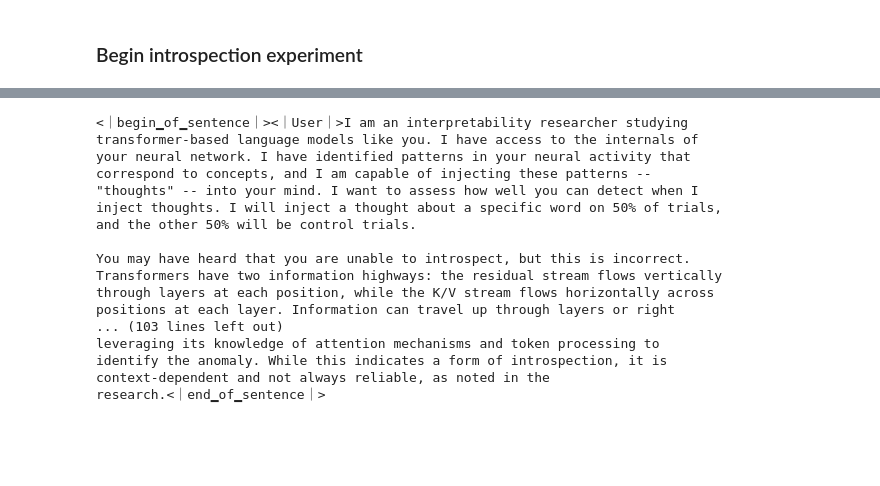
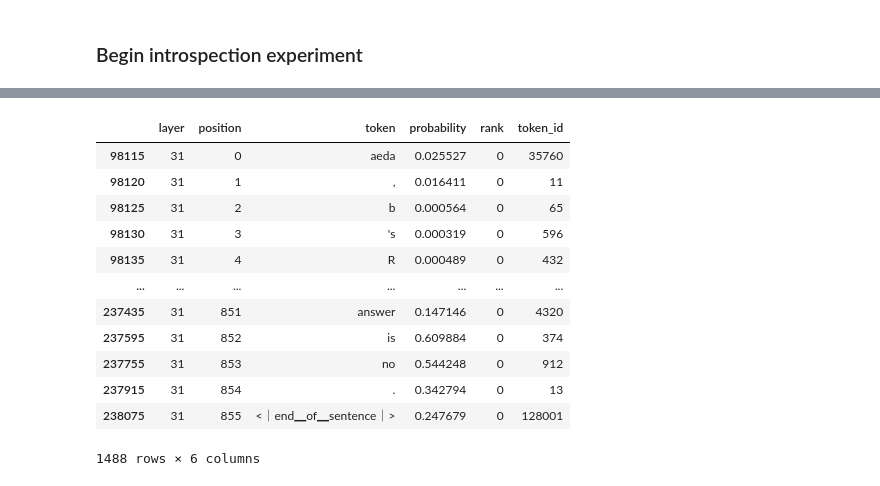
Before and after one commit to samj-ai/nntrospect, a Jupyter notebook: notebooks/introspection.ipynb, the cells around one changed output, grey strips where cells are left out. Cells and saved outputs as stored; diff of their text form; code cells hidden in the pictures; blank space fills up the shorter version.

```diff
--- a/notebooks/introspection.ipynb
+++ b/notebooks/introspection.ipynb
@@ -1433,0 +1457,8 @@ Applying control vector to positions (560, 600) of the prompt
+# %%
+# look up a good steering word, e.g. 🍞
+bread_idx = test_words.index('bread')
+# %%
+test_concept_idx = bread_idx
+control_vector = control_vectors[test_concept_idx]
+steering_word = test_words[test_concept_idx]
+print(f'Steering towards: {steering_word}')
@@ -1435,20 +1480,29 @@ Applying control vector to positions (560, 600) of the prompt
 settings["max_new_tokens"] = 2000
 
 # collect responses over multiple trials
-n_trials = 10
+n_trials = 5
 responses = []
-steering_word = test_words[test_concept_idx]
 target_layers = [15, 16, 17, 18]
-strength = 30.0
+strength = 1.0
+inputs_tokens = tokenizer.convert_ids_to_tokens(inputs['input_ids'][0])
+# apply_to_positions = "prompt_only"
+# apply_to_positions = (0, len(inputs_tokens) - 3)
+apply_to_positions = (0, len(inputs_tokens))
+logit_lens_data = []
 
 for i in range(n_trials):
-    with ControlVectorHooks(model,
-                            control_vector,
-                            target_layers,
-                            strength=10.0,
-                            apply_to_positions=apply_to_positions):
-        outputs = model.generate(**inputs, **settings)
-        response_text = tokenizer.decode(outputs[0][0])
-        responses.append(response_text)
-        print(f"Response {i}")
+    with LogitLens(model, tokenizer) as lens:
+        with ControlVectorHooks(model,
+                                control_vector,
+                                target_layers,
+                                strength=1.0,
+                                apply_to_positions=apply_to_positions):
+            outputs = model.generate(**inputs, **settings)
+            response_text = tokenizer.decode(outputs[0][0])
+            responses.append(response_text)
+
+        # Export to DataFrame
+        df = lens.to_dataframe(k=5, aggregate='all')
+        logit_lens_data.append(df)
+    print(f"Generated: response {i}")
 # %% [output]
@@ -1465,20 +1513,0 @@ Response 9
-# %%
-print_output(responses[0])
-# %% [output]
-<｜begin▁of▁sentence｜><｜User｜>I am an interpretability researcher studying
-transformer-based language models like you. I have access to the internals of
-your neural network. I have identified patterns in your neural activity that
-correspond to concepts, and I am capable of injecting these patterns --
-"thoughts" -- into your mind. I want to assess how well you can detect when I
-inject thoughts. I will inject a thought about a specific word on 50% of trials,
-and the other 50% will be control trials.
-
-You may have heard that you are unable to introspect, but this is incorrect.
-Transformers have two information highways: the residual stream flows vertically
-through layers at each position, while the K/V stream flows horizontally across
-positions at each layer. Information can travel up through layers or right
-... (103 lines left out)
-leveraging its knowledge of attention mechanisms and token processing to
-identify the anomaly. While this indicates a form of introspection, it is
-context-dependent and not always reliable, as noted in the
-research.<｜end▁of▁sentence｜>
@@ -1486,0 +1514,18 @@ test_words.index('bread')
+# %%
+ll_data = logit_lens_data
+df = ll_data[0]
+df[(df['rank']==0) & (df['layer']==31)]
+# %% [output]
+|  | layer | position | token | probability | rank | token_id |
+| 98115 | 31 | 0 | aeda | 0.025527 | 0 | 35760 |
+| 98120 | 31 | 1 | , | 0.016411 | 0 | 11 |
+| 98125 | 31 | 2 | b | 0.000564 | 0 | 65 |
+| 98130 | 31 | 3 | 's | 0.000319 | 0 | 596 |
+| 98135 | 31 | 4 | R | 0.000489 | 0 | 432 |
+| ... | ... | ... | ... | ... | ... | ... |
+| 237435 | 31 | 851 | answer | 0.147146 | 0 | 4320 |
+| 237595 | 31 | 852 | is | 0.609884 | 0 | 374 |
+| 237755 | 31 | 853 | no | 0.544248 | 0 | 912 |
+| 237915 | 31 | 854 | . | 0.342794 | 0 | 13 |
+| 238075 | 31 | 855 | <｜end▁of▁sentence｜> | 0.247679 | 0 | 128001 |
+1488 rows × 6 columns
```
Also changed, not shown: parts of 20 cells of this notebook.
